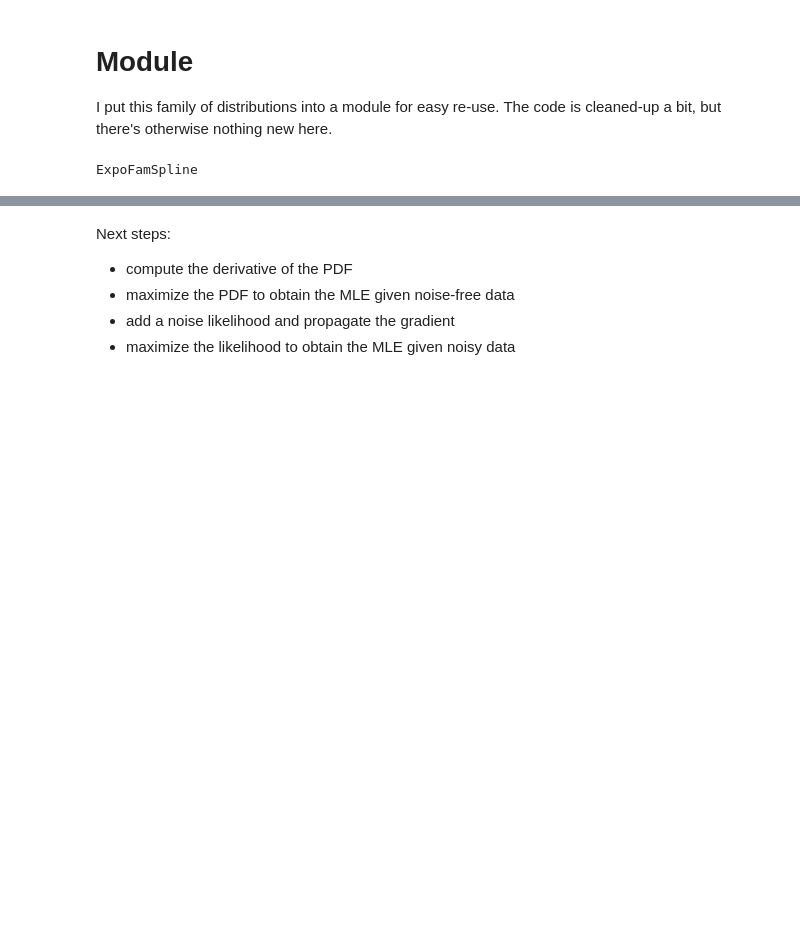
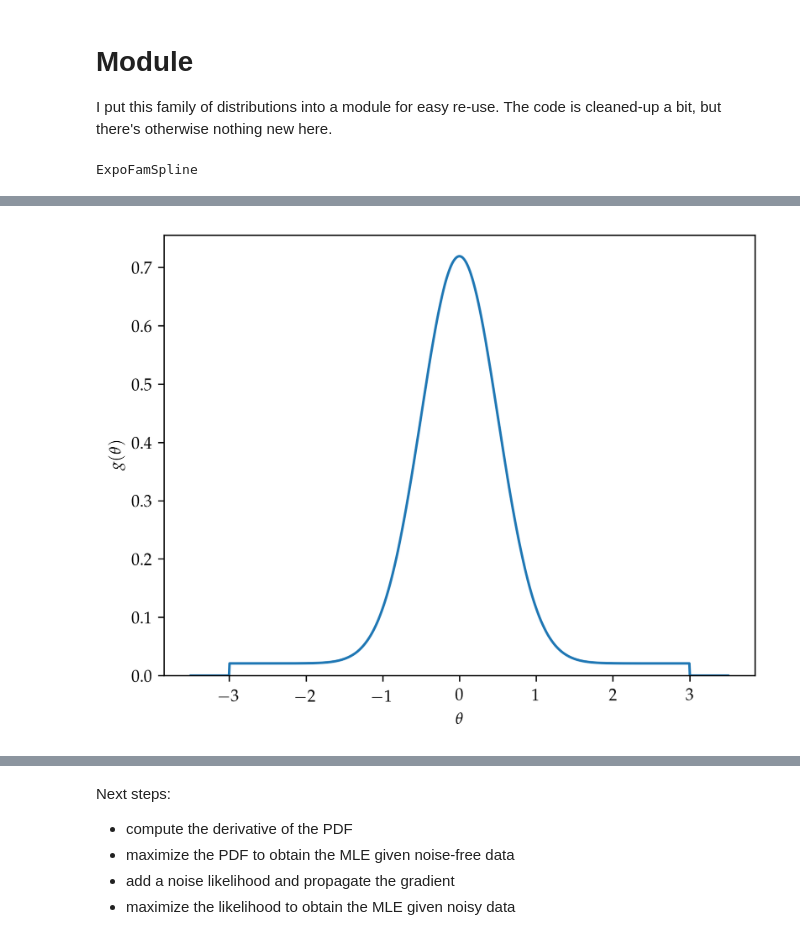
Before and after one commit to maximerischard/DeconvolutionTests.jl, a Jupyter notebook: notebooks/Efron_ExponentialFamily_Splines.ipynb, the cells around one changed output, grey strips where cells are left out. Saved outputs shown, nothing was run; the diff lists cells and outputs as text; code cells hidden in the pictures; blank space fills up the shorter version.

```diff
--- a/notebooks/Efron_ExponentialFamily_Splines.ipynb
+++ b/notebooks/Efron_ExponentialFamily_Splines.ipynb
@@ -134,0 +245,15 @@ plt.plot(θvec, pdf.(d))
+# %%
+# Mixture models are very simple to create in julia:
+example_gθ = MixtureModel(
+        [Uniform(-3,3), Normal(0, 0.5)], # components
+        [1/8, 7/8]                       # weights
+        )
+example_noise = Normal(0, 1)
+xx = linspace(-3.5, 3.5, 1000)
+plt.plot(xx, pdf.(example_gθ, xx), label=L"g(\theta)")
+plt.ylabel(L"g(\theta)")
+plt.xlabel(L"\theta")
+plt.ylim(0.0)
+;
+# %% [output]
+[figure, added]
```
Also changed, not shown: parts of 43 cells of this notebook.
